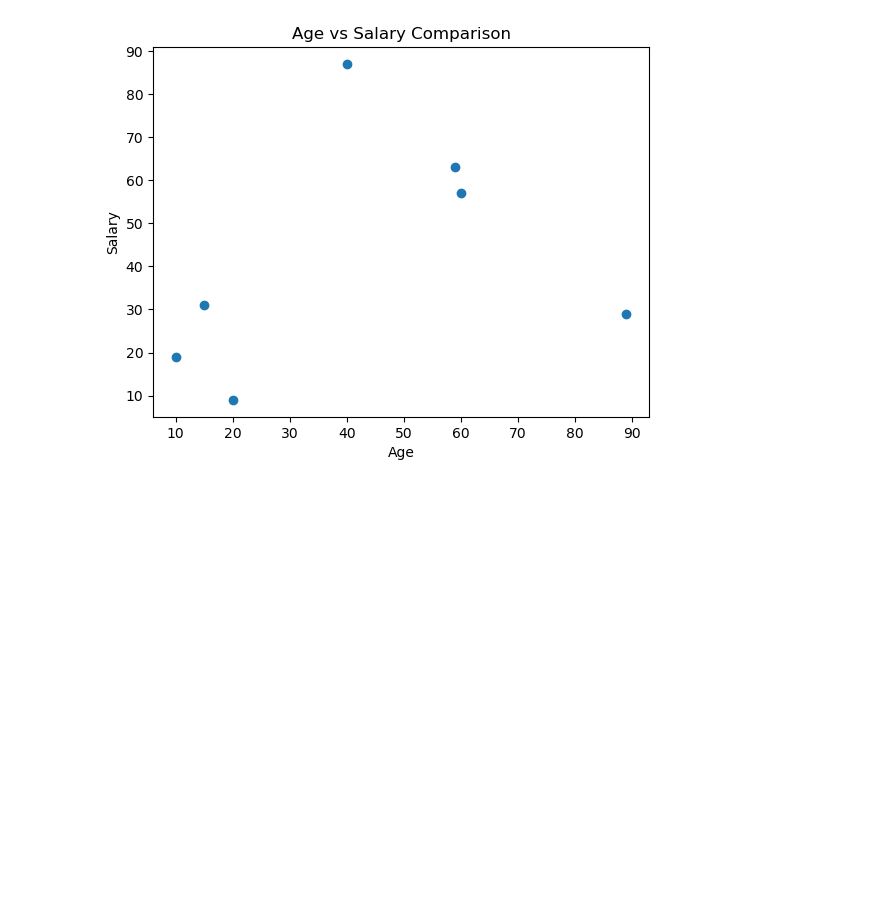
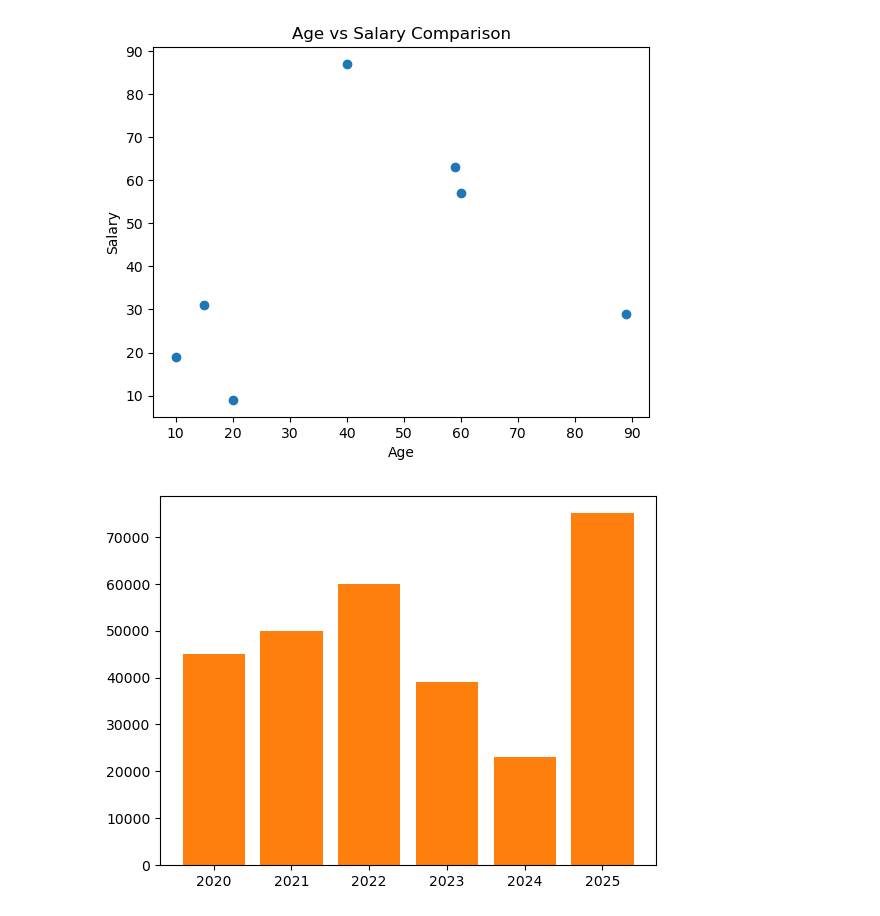
Before and after one commit to muhammadsamad99/learning_python_libraries, a Jupyter notebook: Matplotlib.ipynb, the cells around one changed output. Drawn from its saved outputs; the diff is of its cells as text; code cells hidden in the pictures; blank space fills up the shorter version.

```diff
--- a/Matplotlib.ipynb
+++ b/Matplotlib.ipynb
@@ -23,4 +23,8 @@ plt.show()
 [figure]
 # %%
 year=[2020, 2021, 2022, 2023, 2024, 2025]
-price=[45000, 50000, 60000, 39000]
+price=[45000, 50000, 60000, 39000, 23000, 75000]
+plt.bar(year, price)
+plt.show()
+# %% [output]
+[figure, added]
```
Also changed, not shown: 1 other file.
